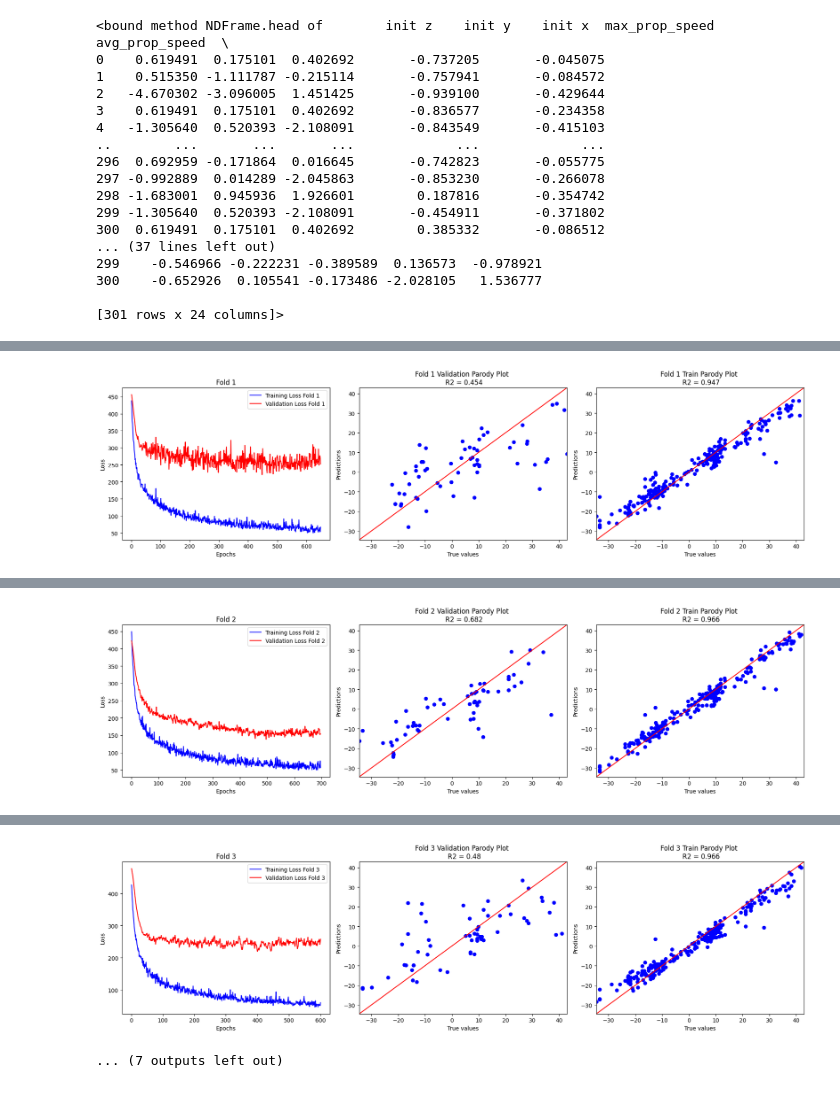
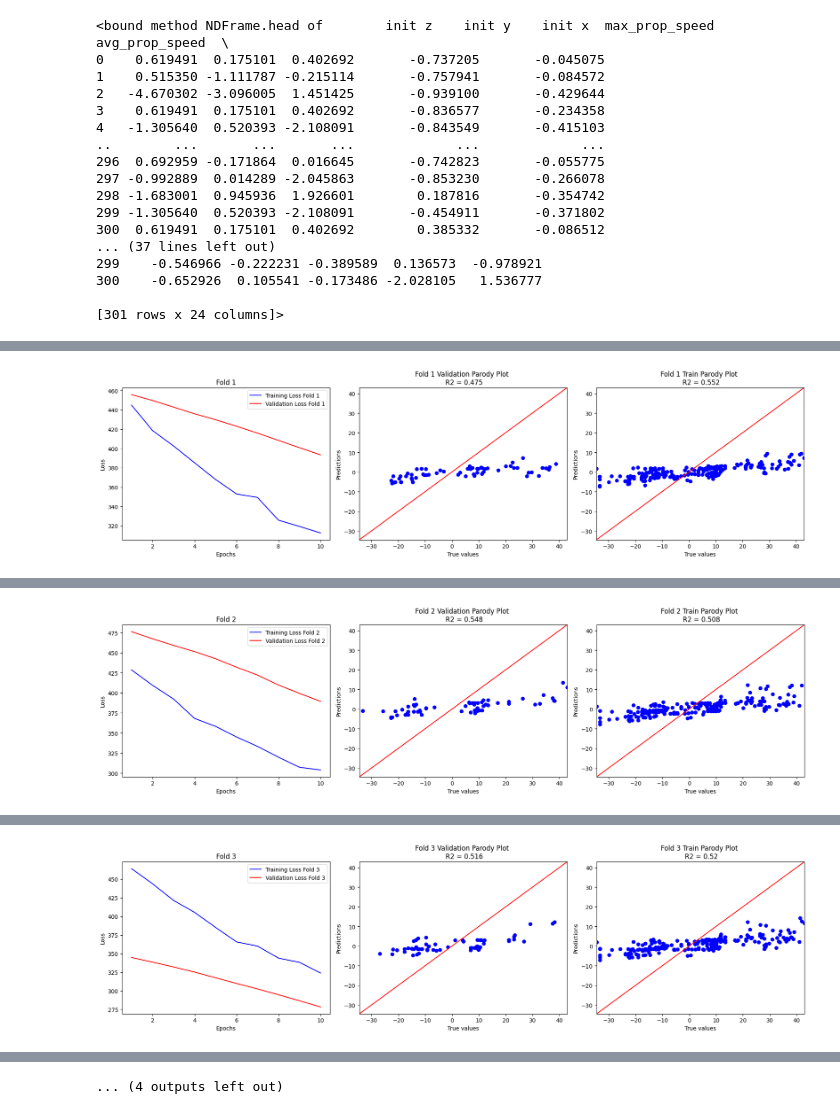
Before and after one commit to jakehirst/sfx_ML, a Jupyter notebook: New_Models/ANN_regression.ipynb, the cells around one changed output, grey strips where cells are left out. Cells and saved outputs as stored; diff of their text form; code cells hidden in the pictures.

```diff
--- a/New_Models/ANN_regression.ipynb
+++ b/New_Models/ANN_regression.ipynb
@@ -7,10 +9,10 @@ all_labels = ['height', 'phi', 'theta',
         'impact site r', 'impact site phi', 'impact site theta']
 
 '''the dataset we are useing's path'''
-full_dataset_pathname = "/Volumes/Jake_ssd/Paper_1_results_no_feature_engineering/dataset/New_Crack_Len_FULL_OG_dataframe_2023_11_16.csv"
+# full_dataset_pathname = "/Volumes/Jake_ssd/Paper_1_results_WITH_feature_engineering/dataset/feature_transformations_2023-11-16/height/HEIGHTALL_TRANSFORMED_FEATURES.csv"
+full_dataset_pathname = "/Volumes/Jake_ssd/Paper 1/Paper_1_results_no_feature_engineering/dataset/New_Crack_Len_FULL_OG_dataframe_2023_11_16.csv"
 full_df = pd.read_csv(full_dataset_pathname, index_col=0)
-# full_dataset_pathname = "/Volumes/Jake_ssd/Paper_1_results_WITH_feature_engineering/dataset/feature_transformations_2023-11-16/height/HEIGHTALL_TRANSFORMED_FEATURES.csv"
-# full_df = pd.read_csv(full_dataset_pathname)
+
 '''where the results are stored'''
 # results_folder = '/Volumes/Jake_ssd/Paper_1_results_no_feature_engineering/results'
-results_folder = '/Volumes/Jake_ssd/Paper_1_results_WITH_feature_engineering/results'
+results_folder = '/Volumes/Jake_ssd/Paper1/Paper_1_results_WITH_feature_engineering/results'
@@ -60,7 +62,7 @@ all_train_feats = []
 all_train_labels = []
 all_val_feats = []
 all_val_labels = []
-# Splitting the data into folds
+#Splitting the data into folds
 for train_index, val_index in kf.split(feature_df):
     fold_no +=1
     print(f'TRAINING FOLD {fold_no}')
@@ -75,7 +77,7 @@ for train_index, val_index in kf.split(feature_df):
                                      train_labels[label_predicted],
                                      val_labels[label_predicted],
                                      patience=200,
-                                     max_epochs=2000,
+                                     max_epochs=10,
                                      num_outputs=1,
                                      lossfunc='mean_squared_error',#mean_absolute_error for height
                                      verbose=True,
@@ -132,10 +153,9 @@ Epoch 2/2000
 # %%
-# Assuming kfold_histories is available and contains history objects
-
+'''Now we are plotting the learning curves, test and training parody plots for each fold in our 5 fold cross validation'''
 for i, history in enumerate(kfold_histories):
     plt.figure(figsize=(18, 5))
 
-    # Training Loss Plot
+    '''Training Loss Plot'''
     plt.subplot(1, 3, 1)
     training_loss = history.history['loss']
     validation_loss = history.history['val_loss']
@@ -148,7 +168,7 @@ for i, history in enumerate(kfold_histories):
     plt.legend()
 
 
-    # Parody Plot (Validation Examples)
+    '''Parody plot (test examples)'''
     plt.subplot(1, 3, 2)
     model = kfold_models[i]
     val_feats = all_val_feats[i]
@@ -156,19 +176,17 @@ for i, history in enumerate(kfold_histories):
 
     val_preds = model.predict(val_feats)
     plt.scatter(val_labels[label_predicted], val_preds, c='b')
-    # Define the range for the line based on the min and max of the selected column
     x_min = label_df[label_predicted].min()
     x_max = label_df[label_predicted].max()
-    # Create a range of values for x and y since the slope is 1
+
+    #Create parody line (red)
     x = np.linspace(x_min, x_max, 100)
     y = x  # y = x because the slope is 1
     plt.plot(x, y, 3, c='r')
-    # For example, a scatter plot or any other relevant visualization
-    # Example: plt.scatter(validation_features, validation_labels)
+
+    #Calculate R^2 and put it in the title
     r_squared = r2_score(val_preds[:,0], val_labels[label_predicted])
     corr_coefficient, p_value = pearsonr(val_preds[:,0], val_labels[label_predicted])
-
-    # Calculate R^2 value
     r_squared = corr_coefficient ** 2
     plt.title(f'Fold {i+1} Validation Parody Plot \n R2 = {np.round(r_squared, 3)}')
     plt.xlabel('True values')
@@ -177,7 +195,7 @@ for i, history in enumerate(kfold_histories):
     plt.ylim((x_min,x_max))
 
 
-    # Parody Plot (Train Examples)
+    '''Parody Plot (Train Examples)'''
     plt.subplot(1, 3, 3)
     model = kfold_models[i]
     train_feats = all_train_feats[i]
@@ -185,19 +203,17 @@ for i, history in enumerate(kfold_histories):
 
     train_preds = model.predict(train_feats)
     plt.scatter(train_labels[label_predicted], train_preds, c='b')
-    # Define the range for the line based on the min and max of the selected column
     x_min = label_df[label_predicted].min()
     x_max = label_df[label_predicted].max()
-    # Create a range of values for x and y since the slope is 1
+
+    #Create parody line (red)
     x = np.linspace(x_min, x_max, 100)
     y = x  # y = x because the slope is 1
     plt.plot(x, y, 3, c='r')
-    # For example, a scatter plot or any other relevant visualization
-    # Example: plt.scatter(validation_features, validation_labels)
+
+    #Calculate R^2 value and put it into the title
     r_squared = r2_score(train_preds[:,0], train_labels[label_predicted])
     corr_coefficient, p_value = pearsonr(train_preds[:,0], train_labels[label_predicted])
-
-    # Calculate R^2 value
     r_squared = corr_coefficient ** 2
     plt.title(f'Fold {i+1} Train Parody Plot \n R2 = {np.round(r_squared, 3)}')
     plt.xlabel('True values')
@@ -212,0 +230 @@ for i, history in enumerate(kfold_histories):
+[figure, new version]
@@ -214 +231,0 @@ for i, history in enumerate(kfold_histories):
-[figure, old version]
@@ -215,0 +234 @@ for i, history in enumerate(kfold_histories):
+[figure, new version]
@@ -218 +236,0 @@ for i, history in enumerate(kfold_histories):
-[figure, old version]
@@ -219,0 +238 @@ for i, history in enumerate(kfold_histories):
+[figure, new version]
@@ -222,2 +242 @@ for i, history in enumerate(kfold_histories):
-[figure, old version]
-... (7 outputs left out)
+... (4 outputs left out)
```
Also changed, not shown: parts of 5 cells of this notebook, 1 other file.
